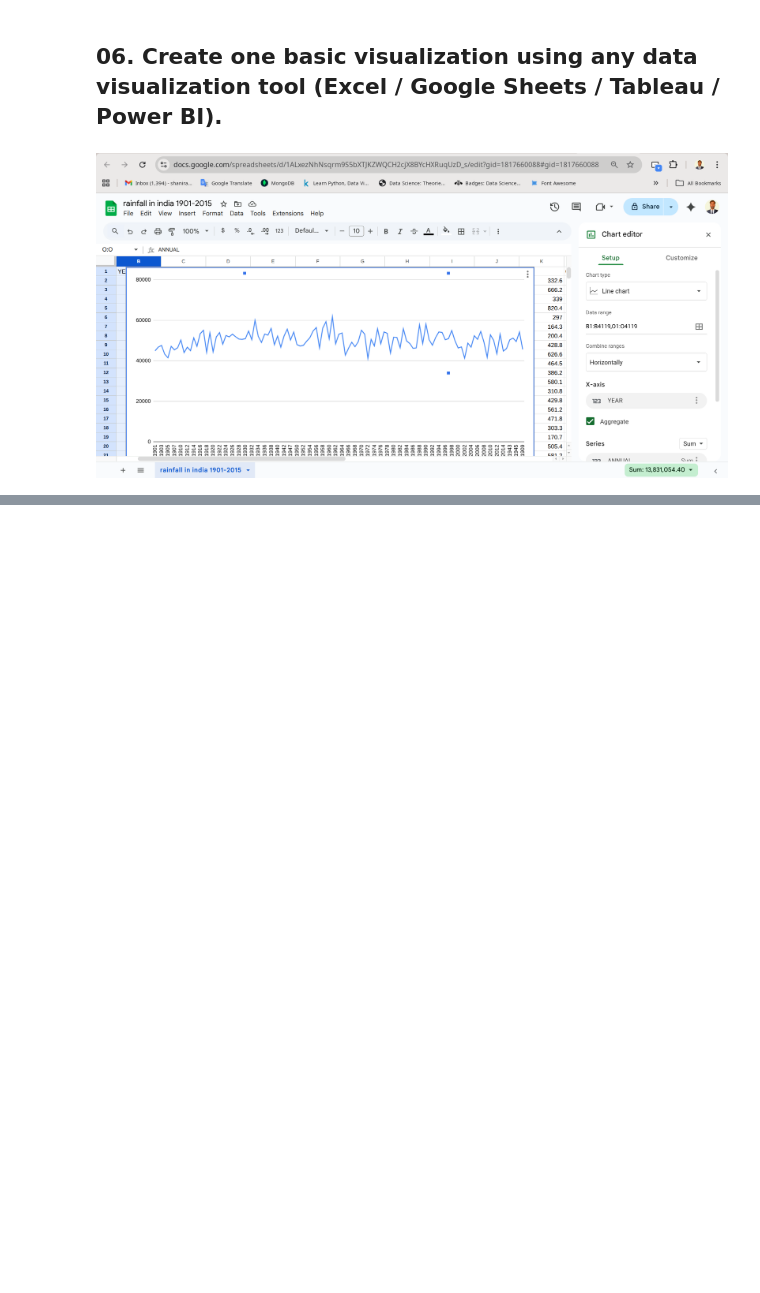
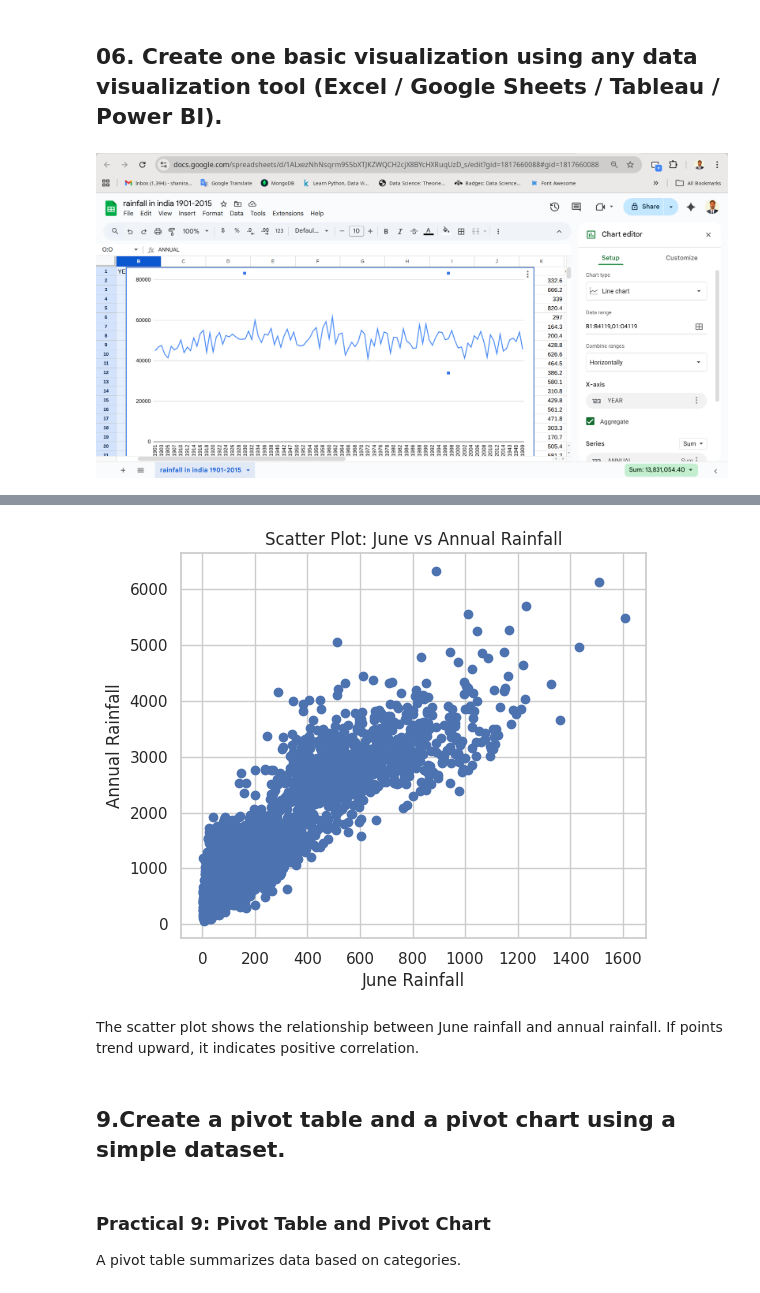
Before and after one commit to shaniraj4587/DataVisualizationPracticle, a Jupyter notebook: 01_practicle.ipynb, the cells around one changed output, grey strips where cells are left out. Cells and saved outputs as stored; diff of their text form; code cells hidden in the pictures; blank space fills up the shorter version.

```diff
--- a/01_practicle.ipynb
+++ b/01_practicle.ipynb
@@ -429,0 +458,17 @@ Image(filename=image_path)
+# %%
+plt.figure(figsize=(6, 5))
+plt.scatter(df["JUN"], df["ANNUAL"])
+plt.xlabel("June Rainfall")
+plt.ylabel("Annual Rainfall")
+plt.title("Scatter Plot: June vs Annual Rainfall")
+plt.show()
+# %% [output]
+[figure, added]
+# %% [markdown]
+The scatter plot shows the relationship between June rainfall and annual rainfall.
+If points trend upward, it indicates positive correlation.
+# %% [markdown]
+## 9.Create a pivot table and a pivot chart using a simple dataset.
+# %% [markdown]
+### Practical 9: Pivot Table and Pivot Chart
+A pivot table summarizes data based on categories.
```
Also changed, not shown: parts of 23 cells of this notebook, 1 other file.
